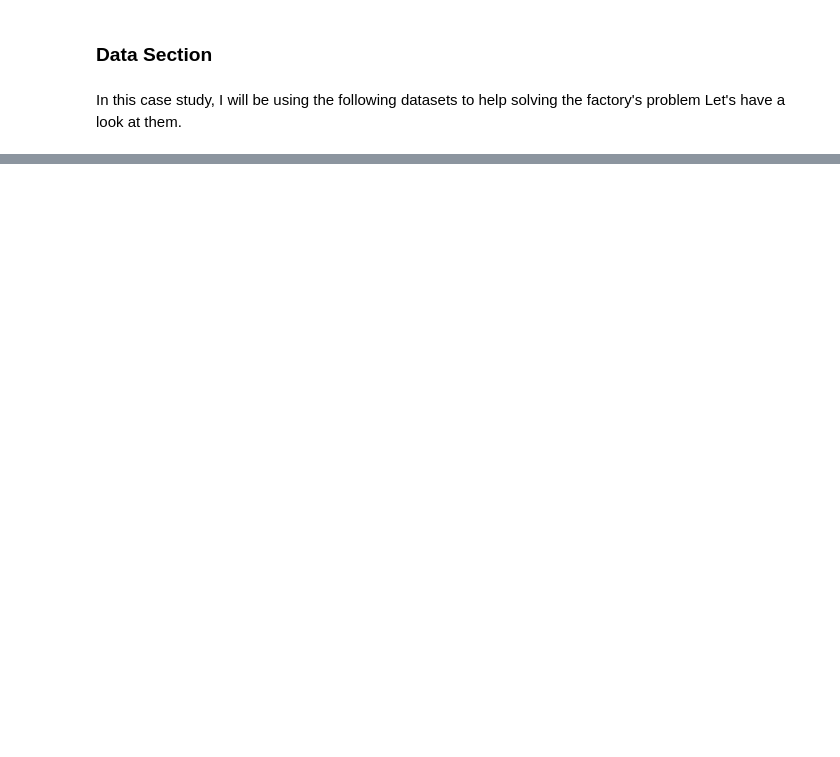
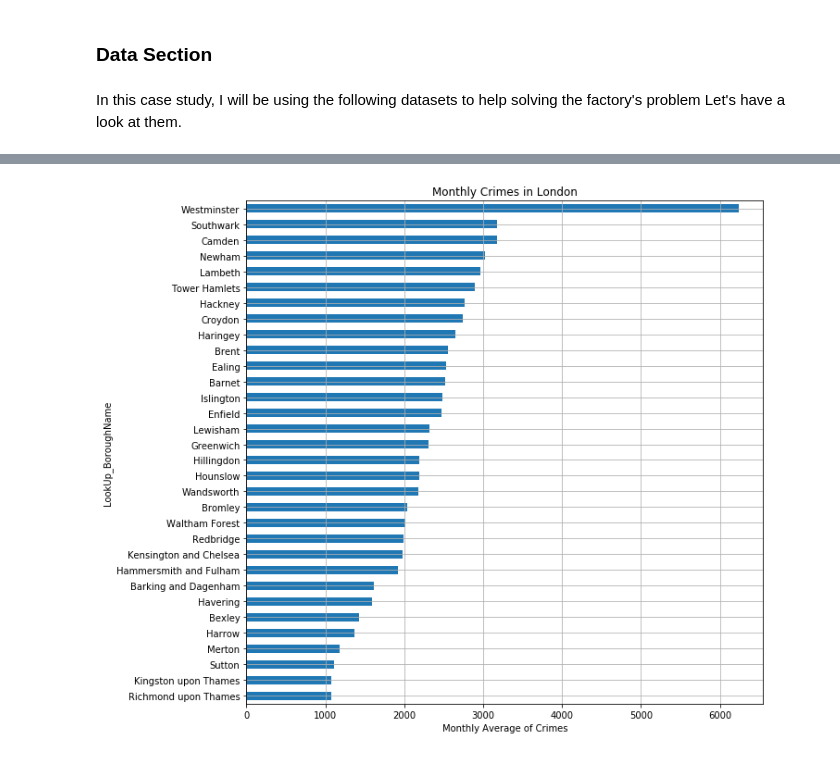
Before and after one commit to soniaaraujo1/github-example, a Jupyter notebook: The Batle of The Neighborhoods.ipynb, the cells around one changed output, grey strips where cells are left out. Saved outputs shown, nothing was run; the diff lists cells and outputs as text; code cells hidden in the pictures; blank space fills up the shorter version.

```diff
--- a/The Batle of The Neighborhoods.ipynb
+++ b/The Batle of The Neighborhoods.ipynb
@@ -28,0 +61,7 @@ Let's have a look at them.
+# %%
+# Create a column for sum of incidents in 24 months
+security_lack['Sum'] = security_lack.iloc[:,3:27].sum(axis=1)
+security_lacksum = security_lack['Sum']
+security_lack.drop(labels=['Sum'], axis=1,inplace = True)
+security_lack.insert(3, 'Sum', security_lacksum)
+security_lack.head()
@@ -28,0 +85,5 @@ Let's have a look at them.
+# %%
+# Delete unnecessary columns
+security_lack.drop(security_lack.columns[0:2], axis=1, inplace=True)
+security_lack.drop(security_lack.columns[2:26], axis=1, inplace=True)
+security_lack.head()
@@ -28,0 +97,4 @@ Let's have a look at them.
+# %%
+# Calculate sum of incidents in the last 24 months by boroughs
+security_lack = security_lack.groupby(['LookUp_BoroughName'], as_index=False).sum()
+security_lack.head(60)
@@ -28,0 +121,4 @@ Let's have a look at them.
+# %%
+security_lack['Sum'] = security_lack['Sum']/24
+security_lack.rename(columns={security_lack.columns[1]:'MonthlyAverageCrimes'}, inplace=True)
+security_lack.head(33)
@@ -28,0 +411,8 @@ Let's have a look at them.
+# %%
+#Visualize crime data
+security_lack.set_index('LookUp_BoroughName')['MonthlyAverageCrimes'].sort_values().plot(kind='barh', grid=True, figsize=(10,10))
+plt.xlabel('Monthly Average of Crimes')
+plt.title('Monthly Crimes in London')
+plt.show()
+# %% [output]
+[figure, added]
```
Also changed, not shown: parts of 83 cells of this notebook.
